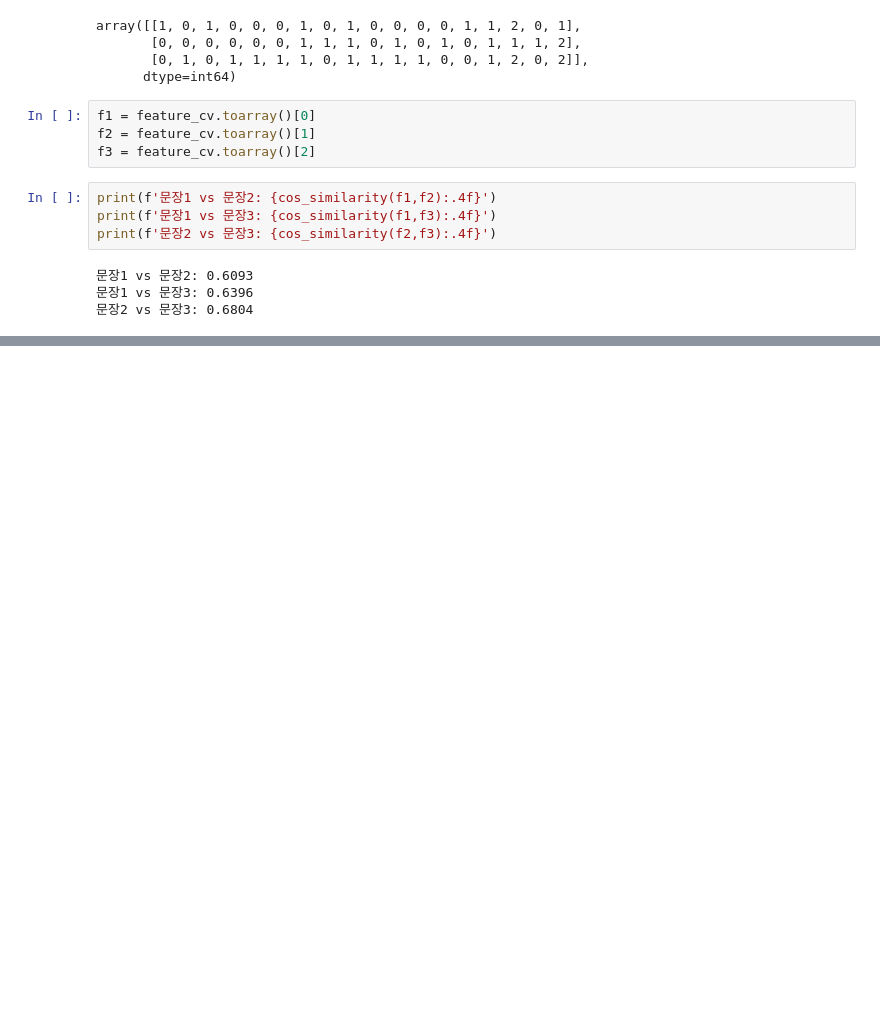
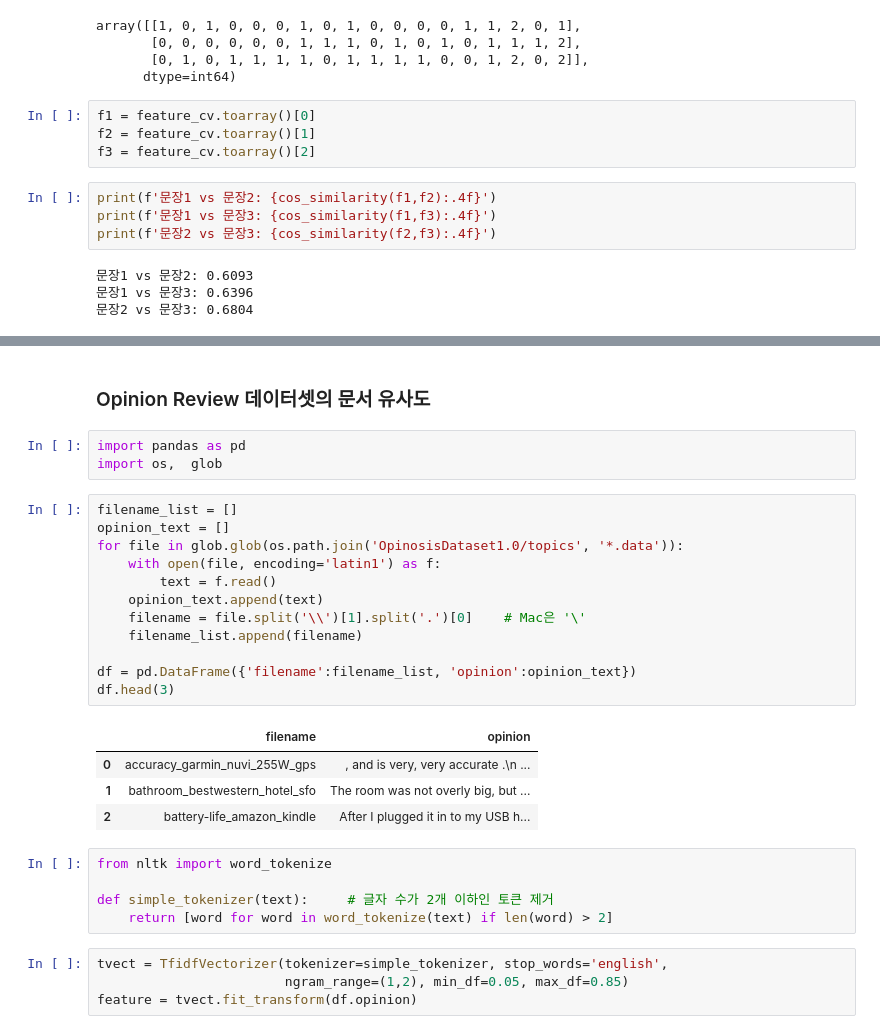
Before and after one commit to 1unasy/MachineLearning-2021-12, a Jupyter notebook: 06.텍스트분석/51.문서유사도.ipynb, the cells around one changed output, grey strips where cells are left out. Cells and saved outputs as stored; diff of their text form; blank space fills up the shorter version.

```diff
--- a/06.텍스트분석/51.문서유사도.ipynb
+++ b/06.텍스트분석/51.문서유사도.ipynb
@@ -67,0 +107,31 @@ print(f'문장2 vs 문장3: {cos_similarity(f2,f3):.4f}')
+# %% [markdown]
+### Opinion Review 데이터셋의 문서 유사도
+# %%
+import pandas as pd
+import os,  glob
+# %%
+filename_list = []
+opinion_text = []
+for file in glob.glob(os.path.join('OpinosisDataset1.0/topics', '*.data')):
+    with open(file, encoding='latin1') as f:
+        text = f.read()
+    opinion_text.append(text)
+    filename = file.split('\\')[1].split('.')[0]    # Mac은 '\'
+    filename_list.append(filename)
+
+df = pd.DataFrame({'filename':filename_list, 'opinion':opinion_text})
+df.head(3)
+# %% [output]
+|  | filename | opinion |
+| 0 | accuracy_garmin_nuvi_255W_gps | , and is very, very accurate .\n ... |
+| 1 | bathroom_bestwestern_hotel_sfo | The room was not overly big, but ... |
+| 2 | battery-life_amazon_kindle | After I plugged it in to my USB h... |
+# %%
+from nltk import word_tokenize
+
+def simple_tokenizer(text):     # 글자 수가 2개 이하인 토큰 제거
+    return [word for word in word_tokenize(text) if len(word) > 2]
+# %%
+tvect = TfidfVectorizer(tokenizer=simple_tokenizer, stop_words='english',
+                        ngram_range=(1,2), min_df=0.05, max_df=0.85)
+feature = tvect.fit_transform(df.opinion)
```
Also changed, not shown: parts of 10 cells of this notebook.
